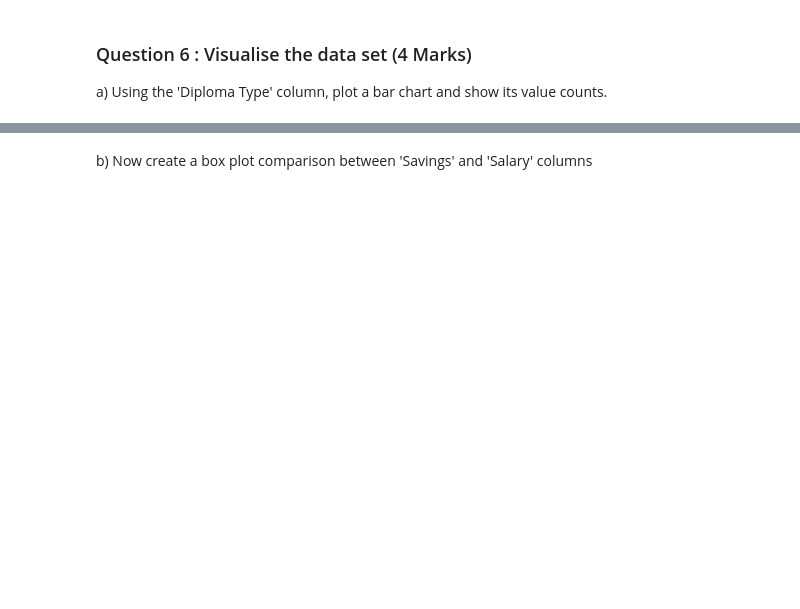
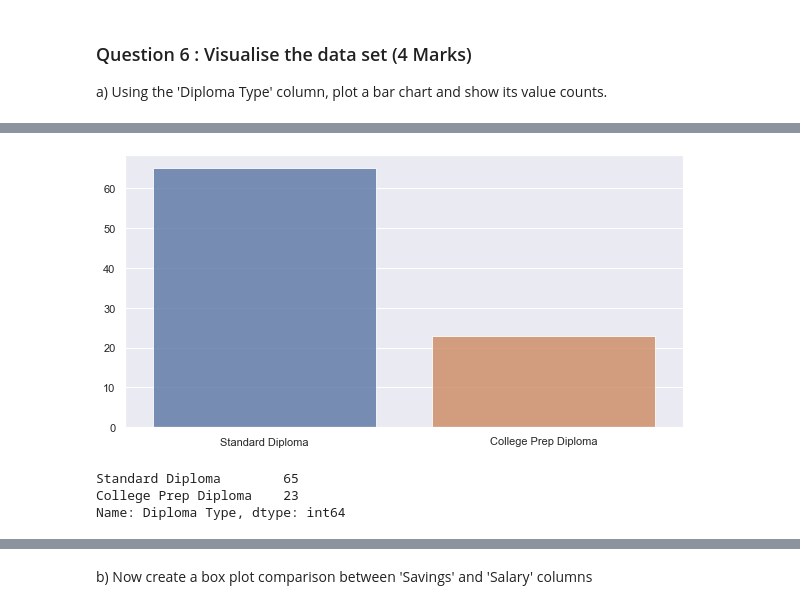
Before and after one commit to ibraabdike/JanuaryClass, a Jupyter notebook: Assignment/Pandas_Assignment.ipynb, the cells around one changed output, grey strips where cells are left out. Saved outputs shown, nothing was run; the diff lists cells and outputs as text; code cells hidden in the pictures; blank space fills up the shorter version.

```diff
--- a/Assignment/Pandas_Assignment.ipynb
+++ b/Assignment/Pandas_Assignment.ipynb
@@ -187,0 +227,14 @@ a) Using the 'Diploma Type' column, plot a bar chart and show its value counts.
+# %%
+diploma_count = alumni['Diploma Type'].value_counts()
+plt.figure(figsize=(10,5))
+sns.barplot(diploma_count.index, diploma_count.values, alpha=0.8)
+plt.title('')
+plt.ylabel('', fontsize=12)
+plt.xlabel('', fontsize=12)
+plt.show()
+print(diploma_count);
+# %% [output]
+[figure, added]
+Standard Diploma        65
+College Prep Diploma    23
+Name: Diploma Type, dtype: int64
```
Also changed, not shown: parts of 20 cells of this notebook.
